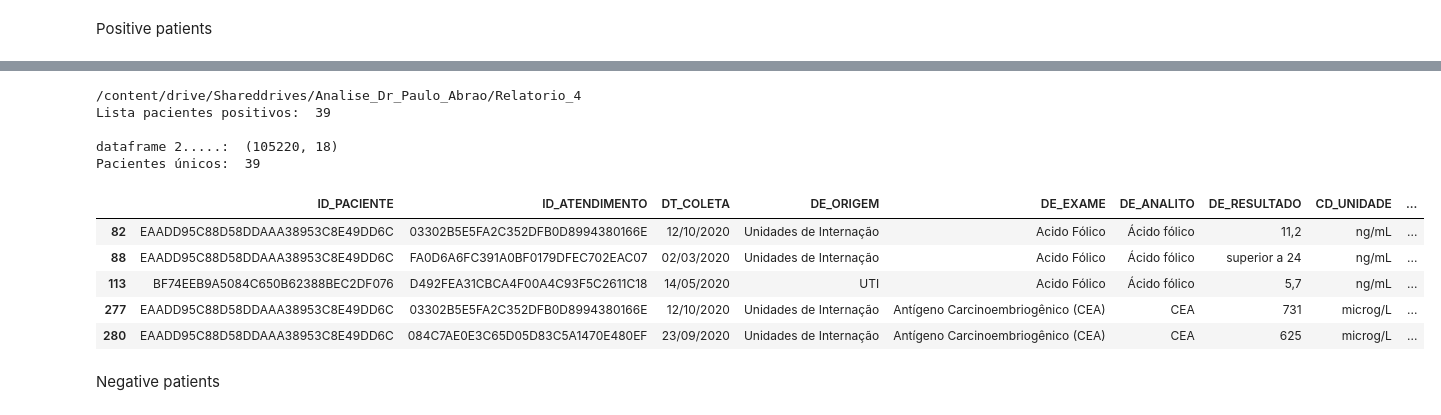
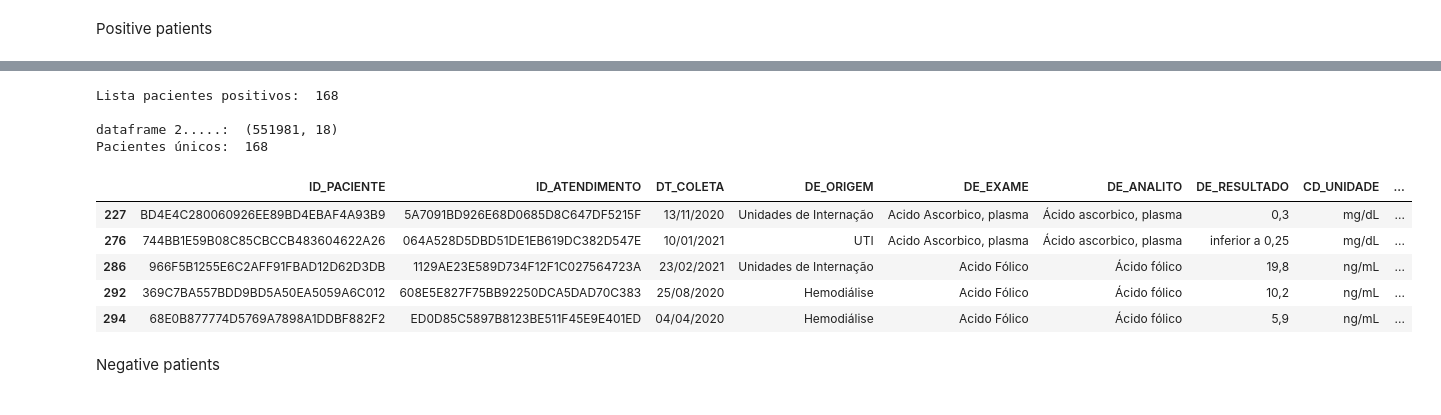
Before and after one commit to filipeloyola/HCAI_prediction, a Jupyter notebook: mainNotebook.ipynb, the cells around one changed output, grey strips where cells are left out. Cells and saved outputs as stored; diff of their text form; code cells hidden in the pictures.

```diff
--- a/mainNotebook.ipynb
+++ b/mainNotebook.ipynb
@@ -70,21 +74,16 @@ Drive already mounted at /content/drive; to attempt to forcibly remount, call dr
 # %% [markdown]
 ## Datasets
 # %%
-# Check the existence of the file and, if necessary, go to the correct directory
-verifica_arquivo = os.path.exists("Datasets")
-if verifica_arquivo == False:
-    %cd /content/drive/Shareddrives/Analise_Dr_Paulo_Abrao
-
-# "HSL_Pacientes_3.csv"
-df_pacientes = pd.read_csv('Datasets/HSL_Pacientes_3.csv', sep='|')
+# "HSL_Pacientes_4.csv"
+df_pacientes = pd.read_csv('Datasets/HSL_Pacientes_4.csv', sep='|')
 print("df_pacientes...............: ", df_pacientes.shape)
 
 # remove duplicate examples
 df_pacientes = df_pacientes.drop_duplicates()
 print("df_pacientes sem duplicatos: ", df_pacientes.shape, "\n")
 
-# "HSL_Exames_3.csv"
-df_exames = pd.read_csv('Datasets/HSL_Exames_3.csv', sep='|')
+# "HSL_Exames_4.csv"
+df_exames = pd.read_csv('Datasets/HSL_Exames_4.csv', sep='|')
 print("df_exames..................: ", df_exames.shape)
 
 # removal duplicate examples
@@ -94,8 +93,8 @@ print("df_exames sem duplicatos...: ", df_exames.shape, "\n")
 # "Exame.Analito" column create
 df_exames["Exame.Analito"] = df_exames["DE_EXAME"]+"."+df_exames["DE_ANALITO"]
 
-# "HSL_Desfechos_3.csv"
-df_desfecho = pd.read_csv('Datasets/HSL_Desfechos_3.csv', sep='|')
+# "HSL_Desfechos_4.csv"
+df_desfecho = pd.read_csv('Datasets/HSL_Desfechos_4.csv', sep='|')
 print("df_desfecho................: ", df_desfecho.shape)
 
 # remove duplicate example
@@ -107,7 +106,7 @@ df_sirio = df_exames.merge(df_desfecho, on = ["ID_PACIENTE", "ID_ATENDIMENTO"],
 print("\ndf_sirio...................: ", df_sirio.shape)
 
 # SEX and and birth year obtained from HSL PACIENTES spreadsheet
-pacientes_2 = df_pacientes[['ID_PACIENTE','aa_nascimento','IC_SEXO']]
+pacientes_2 = df_pacientes[['ID_PACIENTE','AA_NASCIMENTO','IC_SEXO']]
 
 # add aa_nascimento column on dataframe
 df_sirio = df_sirio.merge(pacientes_2, on=['ID_PACIENTE'], how='left')
@@ -190,33 +192,29 @@ Positive patients
 # %%
-# Folder access
-%cd /content/drive/Shareddrives/Analise_Dr_Paulo_Abrao/Relatorio_4
-
 # positive patients spreadsheet import
-df_pacientes_positivos = pd.read_excel('pacientes_positivos.xlsx', sheet_name='Sheet1')
+df_pacientes_positivos = pd.read_excel('DatasetConstruction/pacientes_positivos.xlsx')
 
 # column to list transform
 lista_pacientes = df_pacientes_positivos["PACIENTE"].values.tolist()
 print("Lista pacientes positivos: ", len(lista_pacientes), "\n")
 
 # removal non positive patients
 df2 = df_sirio.copy(deep=True)
 df2 = df2.loc[ df2['ID_PACIENTE'].isin(lista_pacientes) ]
 print("dataframe 2.....: ", df2.shape)
 print("Pacientes únicos: ", df2["ID_PACIENTE"].nunique())
 
 df2.head()
 # %% [output]
-/content/drive/Shareddrives/Analise_Dr_Paulo_Abrao/Relatorio_4
-Lista pacientes positivos:  39
+Lista pacientes positivos:  168
 
-dataframe 2.....:  (105220, 18)
-Pacientes únicos:  39
+dataframe 2.....:  (551981, 18)
+Pacientes únicos:  168
 |  | ID_PACIENTE | ID_ATENDIMENTO | DT_COLETA | DE_ORIGEM | DE_EXAME | DE_ANALITO | DE_RESULTADO | CD_UNIDADE | ... |
-| 82 | EAADD95C88D58DDAAA38953C8E49DD6C | 03302B5E5FA2C352DFB0D8994380166E | 12/10/2020 | Unidades de Internação | Acido Fólico | Ácido fólico | 11,2 | ng/mL | ... |
-| 88 | EAADD95C88D58DDAAA38953C8E49DD6C | FA0D6A6FC391A0BF0179DFEC702EAC07 | 02/03/2020 | Unidades de Internação | Acido Fólico | Ácido fólico | superior a 24 | ng/mL | ... |
-| 113 | BF74EEB9A5084C650B62388BEC2DF076 | D492FEA31CBCA4F00A4C93F5C2611C18 | 14/05/2020 | UTI | Acido Fólico | Ácido fólico | 5,7 | ng/mL | ... |
-| 277 | EAADD95C88D58DDAAA38953C8E49DD6C | 03302B5E5FA2C352DFB0D8994380166E | 12/10/2020 | Unidades de Internação | Antígeno Carcinoembriogênico (CEA) | CEA | 731 | microg/L | ... |
-| 280 | EAADD95C88D58DDAAA38953C8E49DD6C | 084C7AE0E3C65D05D83C5A1470E480EF | 23/09/2020 | Unidades de Internação | Antígeno Carcinoembriogênico (CEA) | CEA | 625 | microg/L | ... |
+| 227 | BD4E4C280060926EE89BD4EBAF4A93B9 | 5A7091BD926E68D0685D8C647DF5215F | 13/11/2020 | Unidades de Internação | Acido Ascorbico, plasma | Ácido ascorbico, plasma | 0,3 | mg/dL | ... |
+| 276 | 744BB1E59B08C85CBCCB483604622A26 | 064A528D5DBD51DE1EB619DC382D547E | 10/01/2021 | UTI | Acido Ascorbico, plasma | Ácido ascorbico, plasma | inferior a 0,25 | mg/dL | ... |
+| 286 | 966F5B1255E6C2AFF91FBAD12D62D3DB | 1129AE23E589D734F12F1C027564723A | 23/02/2021 | Unidades de Internação | Acido Fólico | Ácido fólico | 19,8 | ng/mL | ... |
+| 292 | 369C7BA557BDD9BD5A50EA5059A6C012 | 608E5E827F75BB92250DCA5DAD70C383 | 25/08/2020 | Hemodiálise | Acido Fólico | Ácido fólico | 10,2 | ng/mL | ... |
+| 294 | 68E0B877774D5769A7898A1DDBF882F2 | ED0D85C5897B8123BE511F45E9E401ED | 04/04/2020 | Hemodiálise | Acido Fólico | Ácido fólico | 5,9 | ng/mL | ... |
 # %% [markdown]
 Negative patients
 # %%
```
Also changed, not shown: parts of 15 cells of this notebook, 4 other files.
